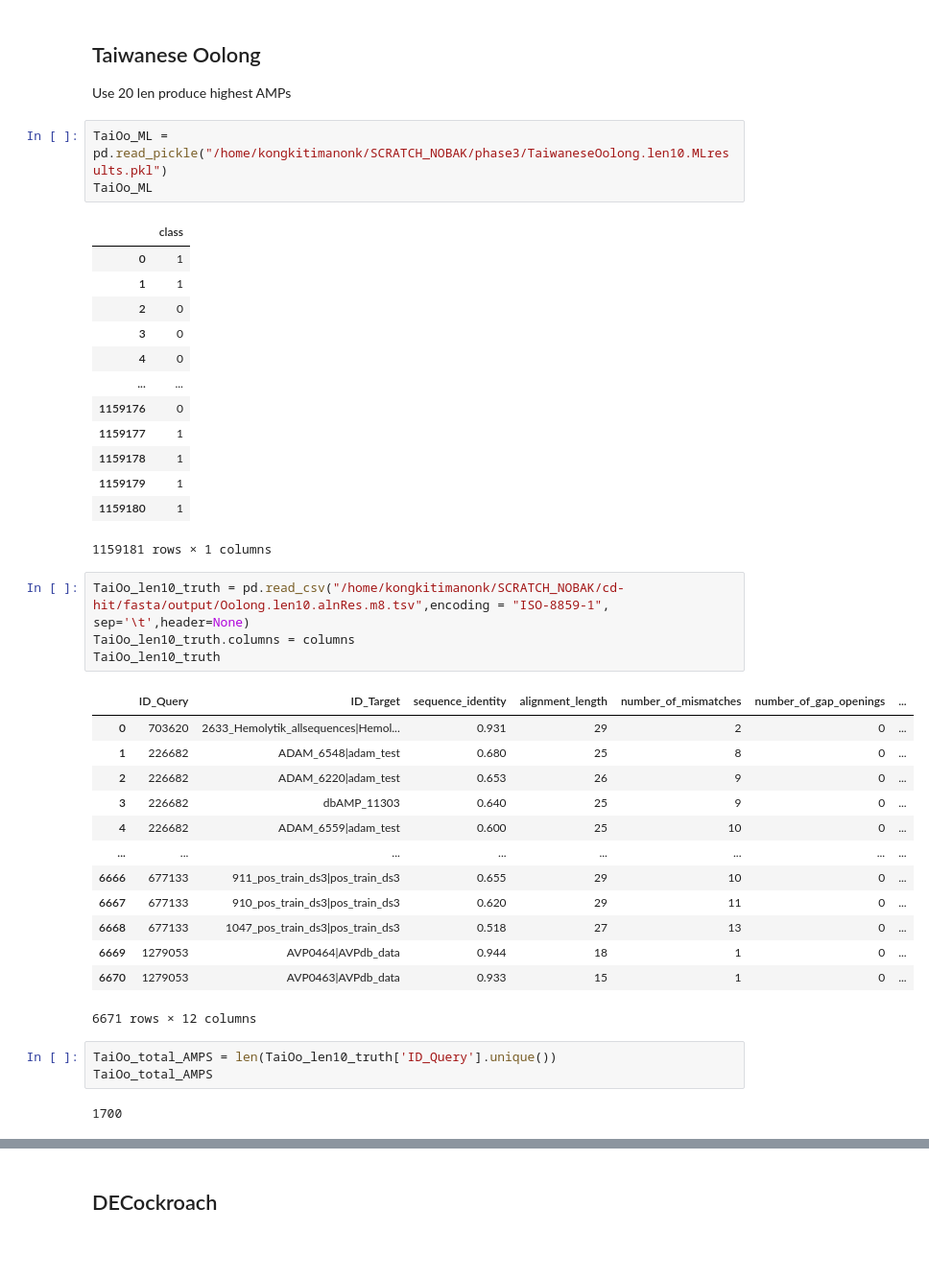
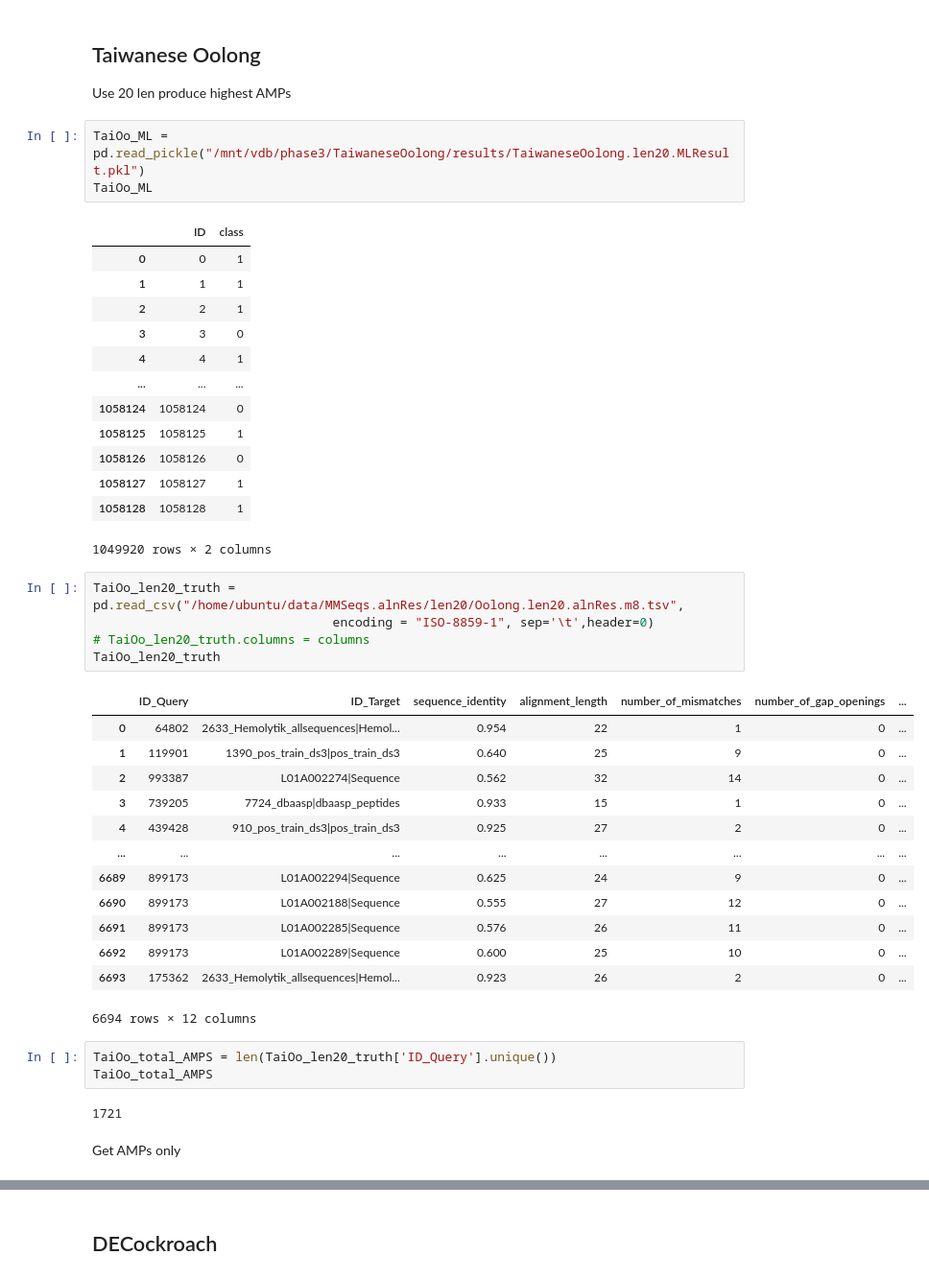
Before and after one commit to silenus092/AMPsDetector, a Jupyter notebook: VerifyAMPs/CompareResult.ipynb, the cells around one changed output, grey strips where cells are left out. Shown at 96% size. Cells and saved outputs as stored; diff of their text form; blank space fills up the shorter version.

```diff
--- a/VerifyAMPs/CompareResult.ipynb
+++ b/VerifyAMPs/CompareResult.ipynb
@@ -156,45 +177,48 @@ print("%.2f" % accuracy)
 
 Use 20 len produce highest AMPs
 # %%
-TaiOo_ML =  pd.read_pickle("/home/kongkitimanonk/SCRATCH_NOBAK/phase3/TaiwaneseOolong.len10.MLresults.pkl")
+TaiOo_ML =  pd.read_pickle("/mnt/vdb/phase3/TaiwaneseOolong/results/TaiwaneseOolong.len20.MLResult.pkl")
 TaiOo_ML
 # %% [output]
-|  | class |
-| 0 | 1 |
-| 1 | 1 |
-| 2 | 0 |
-| 3 | 0 |
-| 4 | 0 |
-| ... | ... |
-| 1159176 | 0 |
-| 1159177 | 1 |
-| 1159178 | 1 |
-| 1159179 | 1 |
-| 1159180 | 1 |
+|  | ID | class |
+| 0 | 0 | 1 |
+| 1 | 1 | 1 |
+| 2 | 2 | 1 |
+| 3 | 3 | 0 |
+| 4 | 4 | 1 |
+| ... | ... | ... |
+| 1058124 | 1058124 | 0 |
+| 1058125 | 1058125 | 1 |
+| 1058126 | 1058126 | 0 |
+| 1058127 | 1058127 | 1 |
+| 1058128 | 1058128 | 1 |
-1159181 rows × 1 columns
+1049920 rows × 2 columns
 # %%
-TaiOo_len10_truth = pd.read_csv("/home/kongkitimanonk/SCRATCH_NOBAK/cd-hit/fasta/output/Oolong.len10.alnRes.m8.tsv",encoding = "ISO-8859-1", sep='\t',header=None)
-TaiOo_len10_truth.columns = columns
-TaiOo_len10_truth
+TaiOo_len20_truth = pd.read_csv("/home/ubuntu/data/MMSeqs.alnRes/len20/Oolong.len20.alnRes.m8.tsv",
+                                encoding = "ISO-8859-1", sep='\t',header=0)
+# TaiOo_len20_truth.columns = columns
+TaiOo_len20_truth
 # %% [output]
 |  | ID_Query | ID_Target | sequence_identity | alignment_length | number_of_mismatches | number_of_gap_openings | ... |
-| 0 | 703620 | 2633_Hemolytik_allsequences|Hemol... | 0.931 | 29 | 2 | 0 | ... |
-| 1 | 226682 | ADAM_6548|adam_test | 0.680 | 25 | 8 | 0 | ... |
-| 2 | 226682 | ADAM_6220|adam_test | 0.653 | 26 | 9 | 0 | ... |
-| 3 | 226682 | dbAMP_11303 | 0.640 | 25 | 9 | 0 | ... |
-| 4 | 226682 | ADAM_6559|adam_test | 0.600 | 25 | 10 | 0 | ... |
+| 0 | 64802 | 2633_Hemolytik_allsequences|Hemol... | 0.954 | 22 | 1 | 0 | ... |
+| 1 | 119901 | 1390_pos_train_ds3|pos_train_ds3 | 0.640 | 25 | 9 | 0 | ... |
+| 2 | 993387 | L01A002274|Sequence | 0.562 | 32 | 14 | 0 | ... |
+| 3 | 739205 | 7724_dbaasp|dbaasp_peptides | 0.933 | 15 | 1 | 0 | ... |
+| 4 | 439428 | 910_pos_train_ds3|pos_train_ds3 | 0.925 | 27 | 2 | 0 | ... |
 | ... | ... | ... | ... | ... | ... | ... | ... |
-| 6666 | 677133 | 911_pos_train_ds3|pos_train_ds3 | 0.655 | 29 | 10 | 0 | ... |
-| 6667 | 677133 | 910_pos_train_ds3|pos_train_ds3 | 0.620 | 29 | 11 | 0 | ... |
-| 6668 | 677133 | 1047_pos_train_ds3|pos_train_ds3 | 0.518 | 27 | 13 | 0 | ... |
-| 6669 | 1279053 | AVP0464|AVPdb_data | 0.944 | 18 | 1 | 0 | ... |
-| 6670 | 1279053 | AVP0463|AVPdb_data | 0.933 | 15 | 1 | 0 | ... |
+| 6689 | 899173 | L01A002294|Sequence | 0.625 | 24 | 9 | 0 | ... |
+| 6690 | 899173 | L01A002188|Sequence | 0.555 | 27 | 12 | 0 | ... |
+| 6691 | 899173 | L01A002285|Sequence | 0.576 | 26 | 11 | 0 | ... |
+| 6692 | 899173 | L01A002289|Sequence | 0.600 | 25 | 10 | 0 | ... |
+| 6693 | 175362 | 2633_Hemolytik_allsequences|Hemol... | 0.923 | 26 | 2 | 0 | ... |
-6671 rows × 12 columns
+6694 rows × 12 columns
 # %%
-TaiOo_total_AMPS = len(TaiOo_len10_truth['ID_Query'].unique())
+TaiOo_total_AMPS = len(TaiOo_len20_truth['ID_Query'].unique())
 TaiOo_total_AMPS
 # %% [output]
-1700
+1721
+# %% [markdown]
+ Get AMPs only
 # %%
 TaiOo_AMPs_ML= TaiOo_ML[TaiOo_ML["class"] == 0]
 TaiOo_AMPs_ML
```
Also changed, not shown: parts of 10 cells of this notebook, 3 other files.
